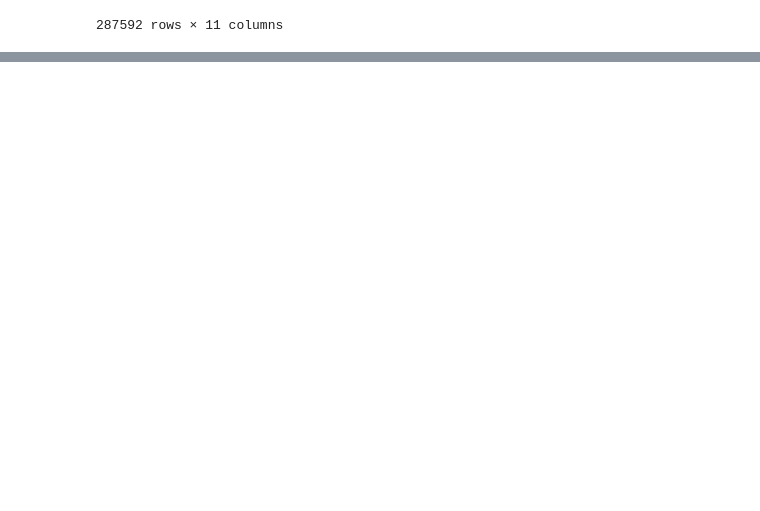
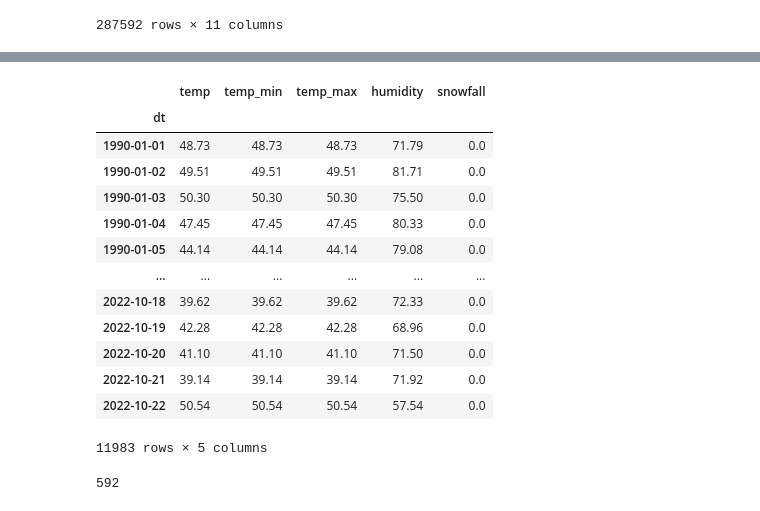
Before and after one commit to caedturner/Snow_data_analysis, a Jupyter notebook: Craigieburn_Valley_Ski.ipynb, the cells around one changed output, grey strips where cells are left out. Cells and saved outputs as stored; diff of their text form; code cells hidden in the pictures; blank space fills up the shorter version.

```diff
--- a/Craigieburn_Valley_Ski.ipynb
+++ b/Craigieburn_Valley_Ski.ipynb
@@ -46,0 +110,19 @@ Craigieburn_Valley_df
+# %%
+# Round all columns to two decimal places
+finished_df = finished_df[['temp', 'temp_min', 'temp_max', 'humidity', 'snowfall']].round(2)
+finished_df
+# %% [output]
+|  | temp | temp_min | temp_max | humidity | snowfall |
+| dt |  |  |  |  |  |
+| 1990-01-01 | 48.73 | 48.73 | 48.73 | 71.79 | 0.0 |
+| 1990-01-02 | 49.51 | 49.51 | 49.51 | 81.71 | 0.0 |
+| 1990-01-03 | 50.30 | 50.30 | 50.30 | 75.50 | 0.0 |
+| 1990-01-04 | 47.45 | 47.45 | 47.45 | 80.33 | 0.0 |
+| 1990-01-05 | 44.14 | 44.14 | 44.14 | 79.08 | 0.0 |
+| ... | ... | ... | ... | ... | ... |
+| 2022-10-18 | 39.62 | 39.62 | 39.62 | 72.33 | 0.0 |
+| 2022-10-19 | 42.28 | 42.28 | 42.28 | 68.96 | 0.0 |
+| 2022-10-20 | 41.10 | 41.10 | 41.10 | 71.50 | 0.0 |
+| 2022-10-21 | 39.14 | 39.14 | 39.14 | 71.92 | 0.0 |
+| 2022-10-22 | 50.54 | 50.54 | 50.54 | 57.54 | 0.0 |
+11983 rows × 5 columns
@@ -46,0 +136,4 @@ Craigieburn_Valley_df
+# %%
+Craigieburn_Valley_df.to_sql(name='Craigieburn_Valley', con=engine)
+# %% [output]
+592
```
Also changed, not shown: parts of 10 cells of this notebook.
